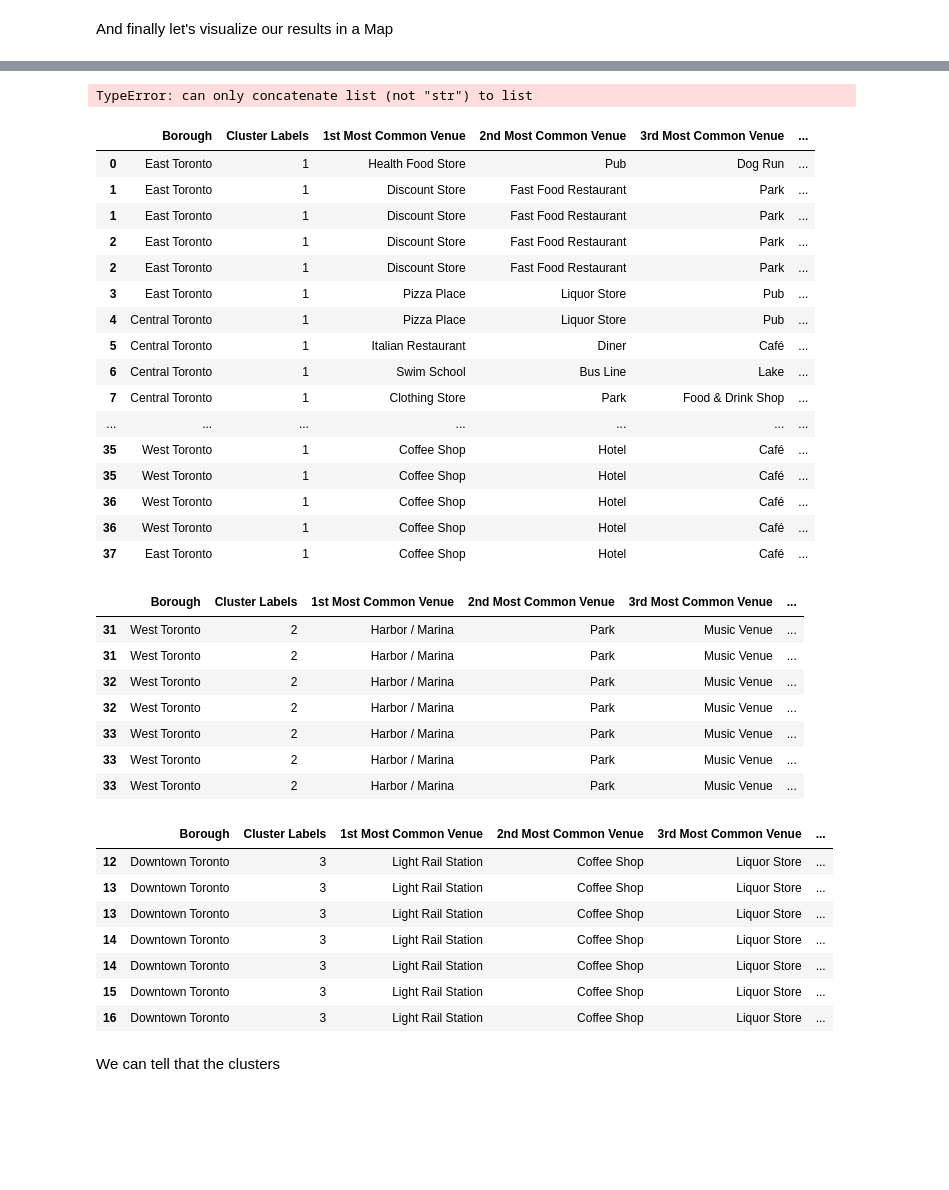
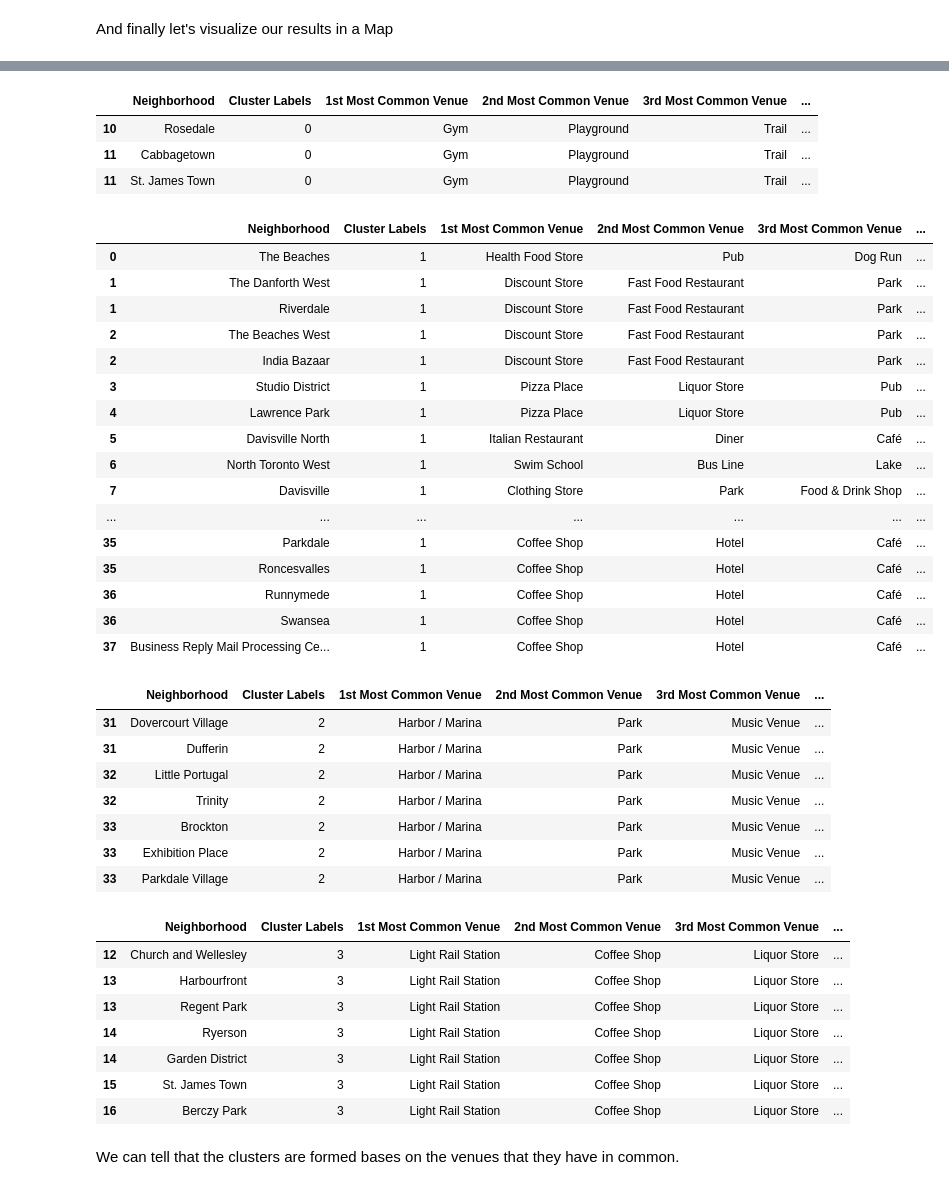
Before and after one commit to inkorect/Coursera_Capstone, a Jupyter notebook: Segmenting & Clustering Neighborhoods in Toronto 3.ipynb, the cells around one changed output, grey strips where cells are left out. Drawn from its saved outputs; the diff is of its cells as text; code cells hidden in the pictures; blank space fills up the shorter version.

```diff
--- a/Segmenting & Clustering Neighborhoods in Toronto 3.ipynb
+++ b/Segmenting & Clustering Neighborhoods in Toronto 3.ipynb
@@ -496,50 +496,53 @@ map_clusters
 # %% [output]
 [interactive output not drawn]
 # %%
-toronto_merged.loc[toronto_merged['Cluster Labels'] == 0, toronto_merged.columns[[1] + toronto_merged.columns[2] +list(range(5, toronto_merged.shape[1]))]]
+toronto_merged.loc[toronto_merged['Cluster Labels'] == 0, toronto_merged.columns[[2] + list(range(5, toronto_merged.shape[1]))]]
 # %% [output]
-TypeError: can only concatenate list (not "str") to list
+|  | Neighborhood | Cluster Labels | 1st Most Common Venue | 2nd Most Common Venue | 3rd Most Common Venue | ... |
+| 10 | Rosedale | 0 | Gym | Playground | Trail | ... |
+| 11 | Cabbagetown | 0 | Gym | Playground | Trail | ... |
+| 11 | St. James Town | 0 | Gym | Playground | Trail | ... |
 # %%
-toronto_merged.loc[toronto_merged['Cluster Labels'] == 1, toronto_merged.columns[[1] + list(range(5, toronto_merged.shape[1]))]]
+toronto_merged.loc[toronto_merged['Cluster Labels'] == 1, toronto_merged.columns[[2] + list(range(5, toronto_merged.shape[1]))]]
 # %% [output]
-|  | Borough | Cluster Labels | 1st Most Common Venue | 2nd Most Common Venue | 3rd Most Common Venue | ... |
-| 0 | East Toronto | 1 | Health Food Store | Pub | Dog Run | ... |
-| 1 | East Toronto | 1 | Discount Store | Fast Food Restaurant | Park | ... |
-| 1 | East Toronto | 1 | Discount Store | Fast Food Restaurant | Park | ... |
-| 2 | East Toronto | 1 | Discount Store | Fast Food Restaurant | Park | ... |
-| 2 | East Toronto | 1 | Discount Store | Fast Food Restaurant | Park | ... |
-| 3 | East Toronto | 1 | Pizza Place | Liquor Store | Pub | ... |
-| 4 | Central Toronto | 1 | Pizza Place | Liquor Store | Pub | ... |
-| 5 | Central Toronto | 1 | Italian Restaurant | Diner | Café | ... |
-| 6 | Central Toronto | 1 | Swim School | Bus Line | Lake | ... |
-| 7 | Central Toronto | 1 | Clothing Store | Park | Food & Drink Shop | ... |
+|  | Neighborhood | Cluster Labels | 1st Most Common Venue | 2nd Most Common Venue | 3rd Most Common Venue | ... |
+| 0 | The Beaches | 1 | Health Food Store | Pub | Dog Run | ... |
+| 1 | The Danforth West | 1 | Discount Store | Fast Food Restaurant | Park | ... |
+| 1 | Riverdale | 1 | Discount Store | Fast Food Restaurant | Park | ... |
+| 2 | The Beaches West | 1 | Discount Store | Fast Food Restaurant | Park | ... |
+| 2 | India Bazaar | 1 | Discount Store | Fast Food Restaurant | Park | ... |
+| 3 | Studio District | 1 | Pizza Place | Liquor Store | Pub | ... |
+| 4 | Lawrence Park | 1 | Pizza Place | Liquor Store | Pub | ... |
+| 5 | Davisville North | 1 | Italian Restaurant | Diner | Café | ... |
+| 6 | North Toronto West | 1 | Swim School | Bus Line | Lake | ... |
+| 7 | Davisville | 1 | Clothing Store | Park | Food & Drink Shop | ... |
 | ... | ... | ... | ... | ... | ... | ... |
-| 35 | West Toronto | 1 | Coffee Shop | Hotel | Café | ... |
-| 35 | West Toronto | 1 | Coffee Shop | Hotel | Café | ... |
-| 36 | West Toronto | 1 | Coffee Shop | Hotel | Café | ... |
-| 36 | West Toronto | 1 | Coffee Shop | Hotel | Café | ... |
-| 37 | East Toronto | 1 | Coffee Shop | Hotel | Café | ... |
+| 35 | Parkdale | 1 | Coffee Shop | Hotel | Café | ... |
+| 35 | Roncesvalles | 1 | Coffee Shop | Hotel | Café | ... |
+| 36 | Runnymede | 1 | Coffee Shop | Hotel | Café | ... |
+| 36 | Swansea | 1 | Coffee Shop | Hotel | Café | ... |
+| 37 | Business Reply Mail Processing Ce... | 1 | Coffee Shop | Hotel | Café | ... |
 # %%
-toronto_merged.loc[toronto_merged['Cluster Labels'] == 2, toronto_merged.columns[[1] + list(range(5, toronto_merged.shape[1]))]]
+toronto_merged.loc[toronto_merged['Cluster Labels'] == 2, toronto_merged.columns[[2] + list(range(5, toronto_merged.shape[1]))]]
 # %% [output]
-|  | Borough | Cluster Labels | 1st Most Common Venue | 2nd Most Common Venue | 3rd Most Common Venue | ... |
-| 31 | West Toronto | 2 | Harbor / Marina | Park | Music Venue | ... |
-| 31 | West Toronto | 2 | Harbor / Marina | Park | Music Venue | ... |
-| 32 | West Toronto | 2 | Harbor / Marina | Park | Music Venue | ... |
-| 32 | West Toronto | 2 | Harbor / Marina | Park | Music Venue | ... |
-| 33 | West Toronto | 2 | Harbor / Marina | Park | Music Venue | ... |
-| 33 | West Toronto | 2 | Harbor / Marina | Park | Music Venue | ... |
-| 33 | West Toronto | 2 | Harbor / Marina | Park | Music Venue | ... |
+|  | Neighborhood | Cluster Labels | 1st Most Common Venue | 2nd Most Common Venue | 3rd Most Common Venue | ... |
+| 31 | Dovercourt Village | 2 | Harbor / Marina | Park | Music Venue | ... |
+| 31 | Dufferin | 2 | Harbor / Marina | Park | Music Venue | ... |
+| 32 | Little Portugal | 2 | Harbor / Marina | Park | Music Venue | ... |
+| 32 | Trinity | 2 | Harbor / Marina | Park | Music Venue | ... |
+| 33 | Brockton | 2 | Harbor / Marina | Park | Music Venue | ... |
+| 33 | Exhibition Place | 2 | Harbor / Marina | Park | Music Venue | ... |
+| 33 | Parkdale Village | 2 | Harbor / Marina | Park | Music Venue | ... |
 # %%
-toronto_merged.loc[toronto_merged['Cluster Labels'] == 3, toronto_merged.columns[[1] + list(range(5, toronto_merged.shape[1]))]]
+toronto_merged.loc[toronto_merged['Cluster Labels'] == 3, toronto_merged.columns[[2] + list(range(5, toronto_merged.shape[1]))]]
 # %% [output]
-|  | Borough | Cluster Labels | 1st Most Common Venue | 2nd Most Common Venue | 3rd Most Common Venue | ... |
-| 12 | Downtown Toronto | 3 | Light Rail Station | Coffee Shop | Liquor Store | ... |
-| 13 | Downtown Toronto | 3 | Light Rail Station | Coffee Shop | Liquor Store | ... |
-| 13 | Downtown Toronto | 3 | Light Rail Station | Coffee Shop | Liquor Store | ... |
-| 14 | Downtown Toronto | 3 | Light Rail Station | Coffee Shop | Liquor Store | ... |
-| 14 | Downtown Toronto | 3 | Light Rail Station | Coffee Shop | Liquor Store | ... |
-| 15 | Downtown Toronto | 3 | Light Rail Station | Coffee Shop | Liquor Store | ... |
-| 16 | Downtown Toronto | 3 | Light Rail Station | Coffee Shop | Liquor Store | ... |
+|  | Neighborhood | Cluster Labels | 1st Most Common Venue | 2nd Most Common Venue | 3rd Most Common Venue | ... |
+| 12 | Church and Wellesley | 3 | Light Rail Station | Coffee Shop | Liquor Store | ... |
+| 13 | Harbourfront | 3 | Light Rail Station | Coffee Shop | Liquor Store | ... |
+| 13 | Regent Park | 3 | Light Rail Station | Coffee Shop | Liquor Store | ... |
+| 14 | Ryerson | 3 | Light Rail Station | Coffee Shop | Liquor Store | ... |
+| 14 | Garden District | 3 | Light Rail Station | Coffee Shop | Liquor Store | ... |
+| 15 | St. James Town | 3 | Light Rail Station | Coffee Shop | Liquor Store | ... |
+| 16 | Berczy Park | 3 | Light Rail Station | Coffee Shop | Liquor Store | ... |
 # %% [markdown]
-We can tell that the clusters
+We can tell that the clusters are formed bases on the venues that they have in common.
```
